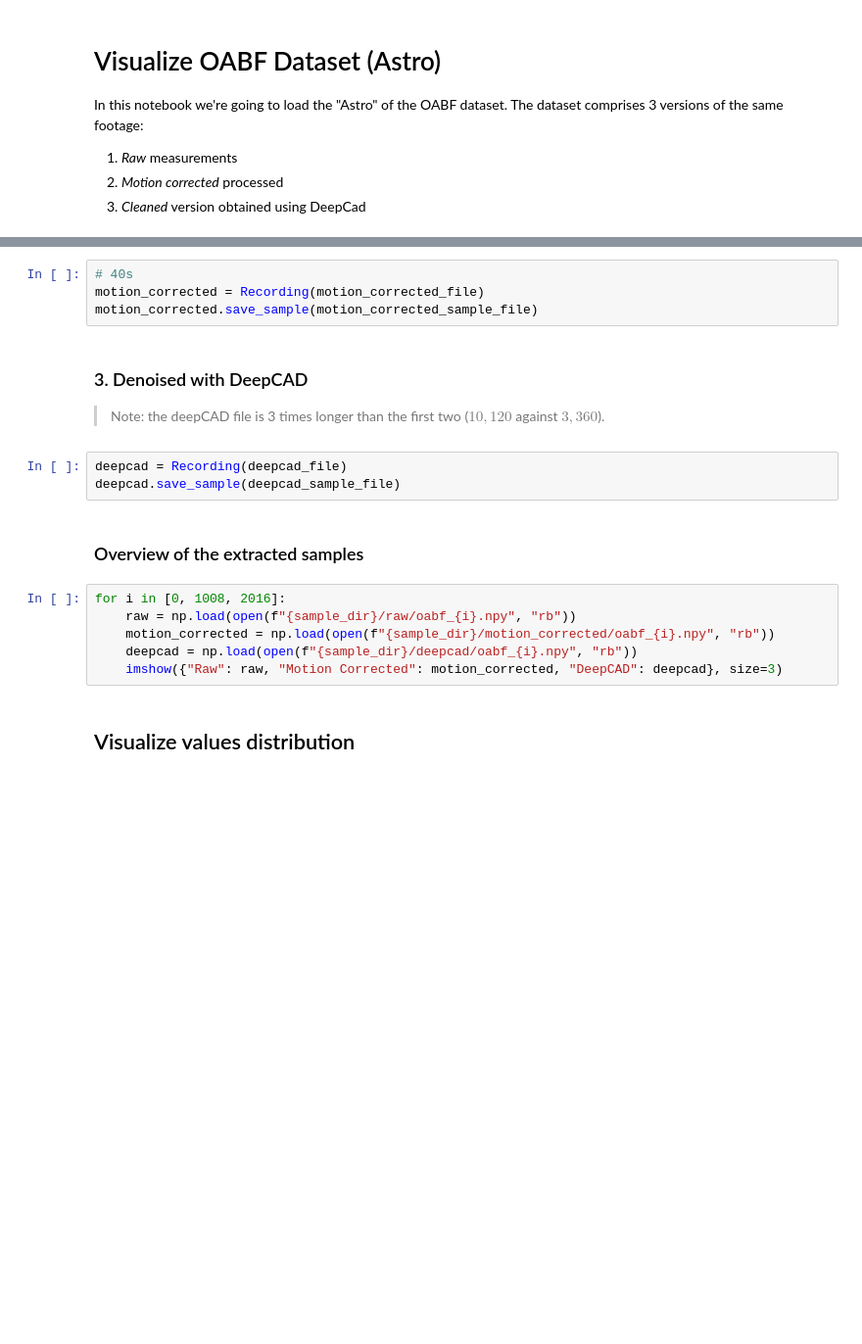
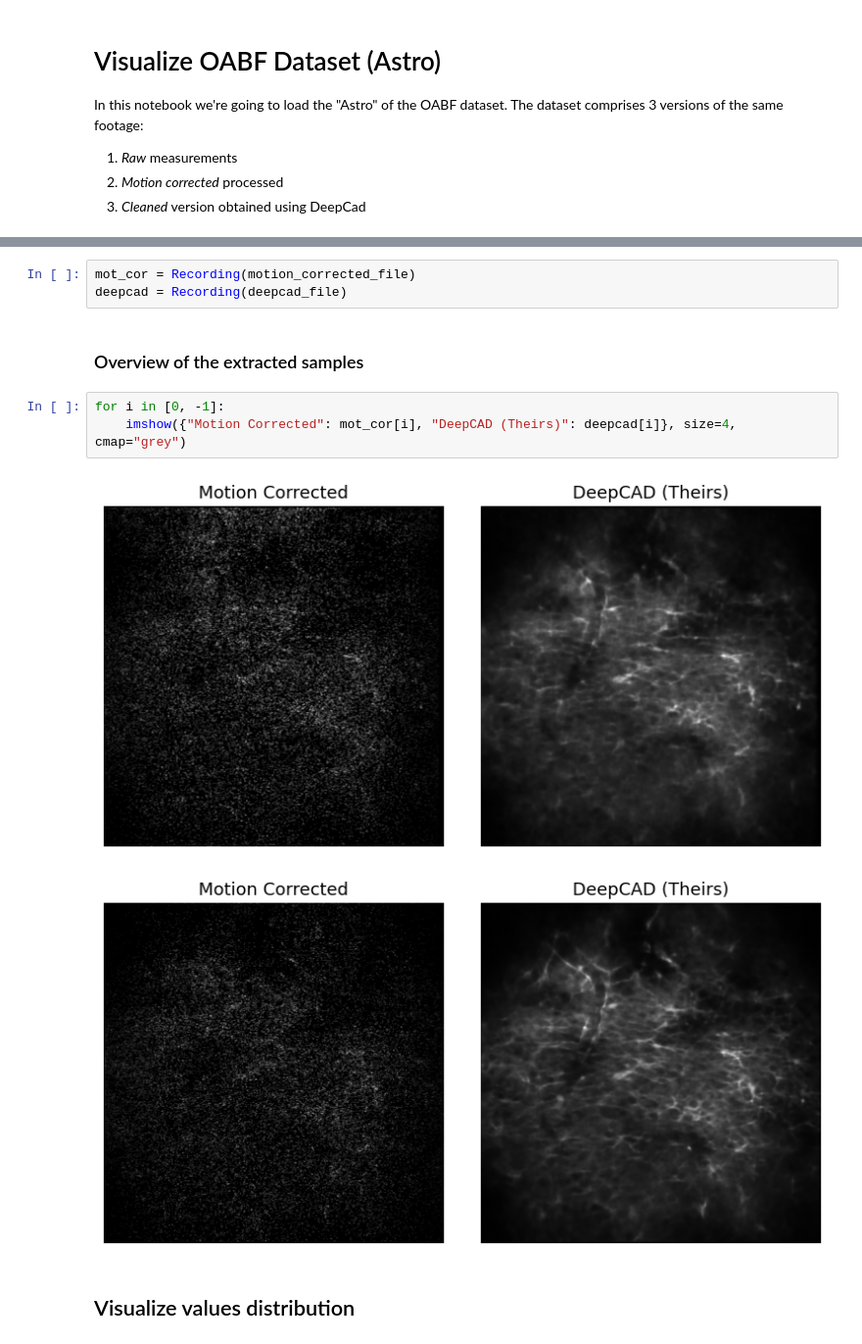
Before and after one commit to MrPio/freq2clean, a Jupyter notebook: 1-eda/1.1.1-Visualize_OABF_Dataset_Astro.ipynb, the cells around one changed output, grey strips where cells are left out. Shown at 98% size. Saved outputs shown, nothing was run; the diff lists cells and outputs as text; blank space fills up the shorter version.

```diff
--- a/1-eda/1.1.1-Visualize_OABF_Dataset_Astro.ipynb
+++ b/1-eda/1.1.1-Visualize_OABF_Dataset_Astro.ipynb
@@ -45,21 +27,14 @@ raw = Recording(raw_file)
-# %%
-# 40s
-motion_corrected = Recording(motion_corrected_file)
-motion_corrected.save_sample(motion_corrected_sample_file)
-# %% [markdown]
-### 3. Denoised with DeepCAD
-> Note: the deepCAD file is 3 times longer than the first two ($10,120$ against $3,360$).
-# %%
-deepcad = Recording(deepcad_file)
-deepcad.save_sample(deepcad_sample_file)
+# %%
+mot_cor = Recording(motion_corrected_file)
+deepcad = Recording(deepcad_file)
 # %% [markdown]
 ### Overview of the extracted samples
 # %%
-for i in [0, 1008, 2016]:
-    raw = np.load(open(f"{sample_dir}/raw/oabf_{i}.npy", "rb"))
-    motion_corrected = np.load(open(f"{sample_dir}/motion_corrected/oabf_{i}.npy", "rb"))
-    deepcad = np.load(open(f"{sample_dir}/deepcad/oabf_{i}.npy", "rb"))
-    imshow({"Raw": raw, "Motion Corrected": motion_corrected, "DeepCAD": deepcad}, size=3)
+for i in [0, -1]:
+    imshow({"Motion Corrected": mot_cor[i], "DeepCAD (Theirs)": deepcad[i]}, size=4, cmap="grey")
+# %% [output]
+[figure, added]
+[figure, added]
 # %% [markdown]
 ## Visualize values distribution
 # %% [markdown]
```
Also changed, not shown: parts of 10 cells of this notebook, 5 other files.
